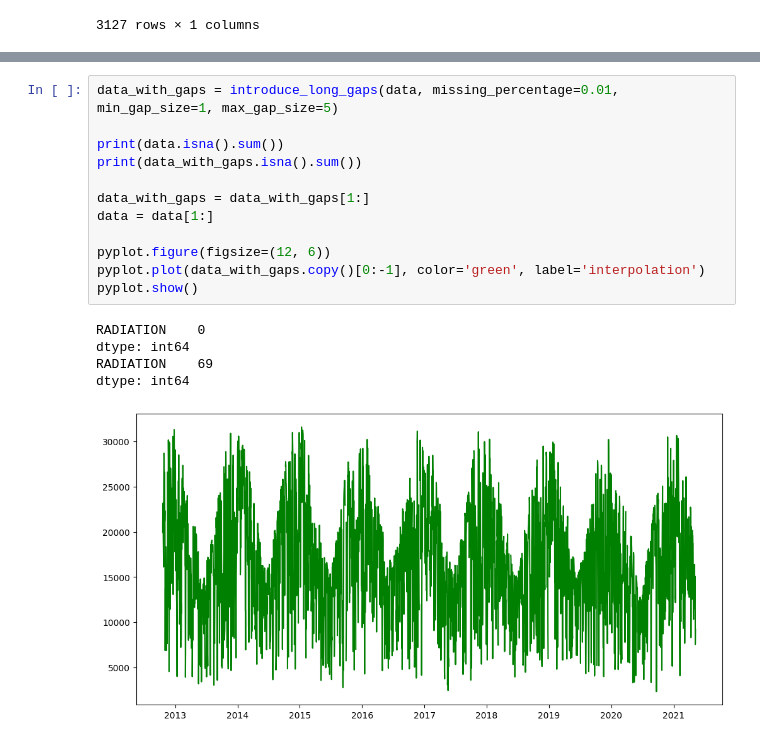
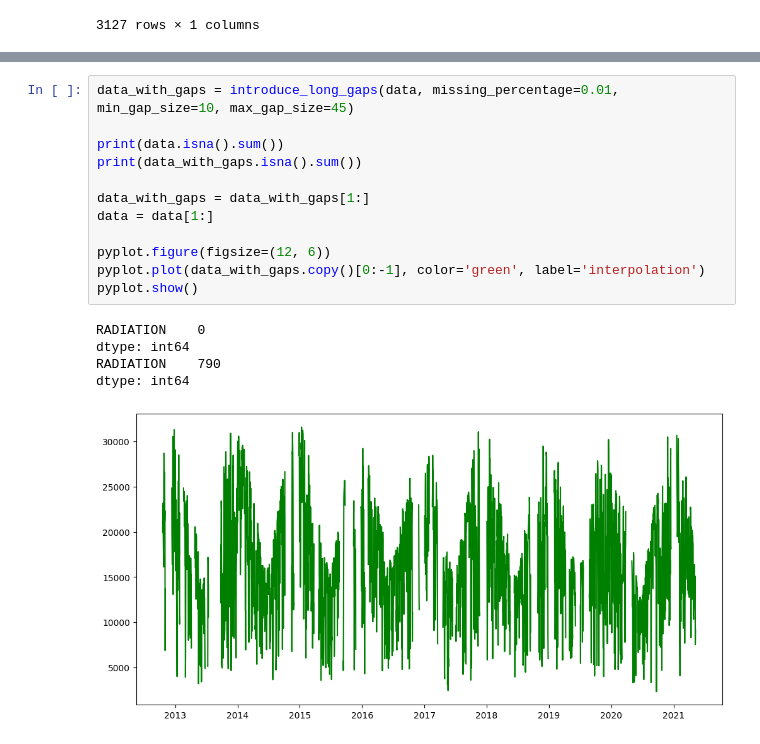
Before and after one commit to diasYuri/radiation-forecast, a Jupyter notebook: notebook/fillers/compare_filler_method.ipynb, the cells around one changed output, grey strips where cells are left out. Cells and saved outputs as stored; diff of their text form.

```diff
--- a/notebook/fillers/compare_filler_method.ipynb
+++ b/notebook/fillers/compare_filler_method.ipynb
@@ -398,21 +424,21 @@ Total de dados 3127
 # %%
-data_with_gaps = introduce_long_gaps(data, missing_percentage=0.01, min_gap_size=1, max_gap_size=5)
+data_with_gaps = introduce_long_gaps(data, missing_percentage=0.01, min_gap_size=10, max_gap_size=45)
 
 print(data.isna().sum())
 print(data_with_gaps.isna().sum())
 
 data_with_gaps = data_with_gaps[1:]
 data = data[1:]
 
 pyplot.figure(figsize=(12, 6))
 pyplot.plot(data_with_gaps.copy()[0:-1], color='green', label='interpolation')
 pyplot.show()
 # %% [output]
 RADIATION    0
 dtype: int64
-RADIATION    69
+RADIATION    790
 dtype: int64
-[figure, old version]
+[figure, new version]
 # %%
 data_temp = interpolation(data_with_gaps)
 
```
Also changed, not shown: parts of 9 cells of this notebook, 7 other files.
